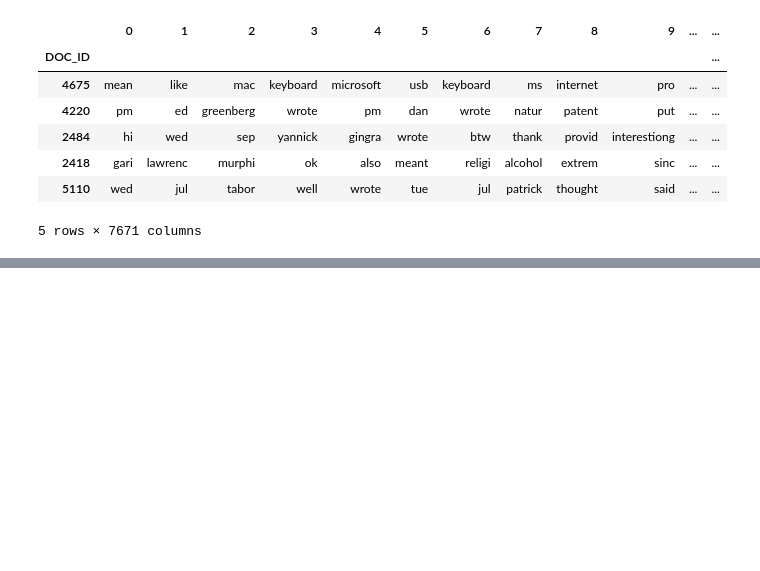
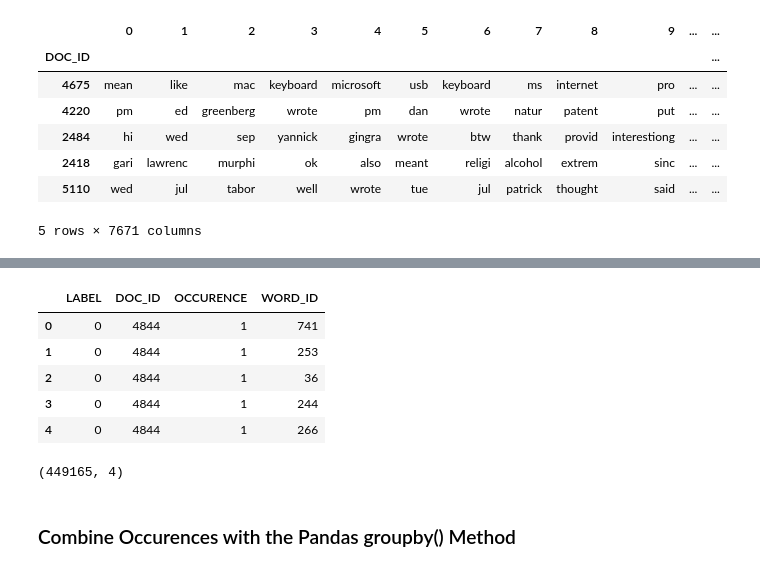
Before and after one commit to suyashmadhesia/spam-mail-classifier, a Jupyter notebook: Spam Classifier.ipynb, the cells around one changed output, grey strips where cells are left out. Cells and saved outputs as stored; diff of their text form; code cells hidden in the pictures; blank space fills up the shorter version.

Commit message:
created train dataset

```diff
--- a/Spam Classifier.ipynb
+++ b/Spam Classifier.ipynb
@@ -498,7 +493,28 @@ Index(['http', 'use', 'list', 'email', 'get', 'mail', 'one', 'free', 'time',
 # %%
+# X_train.index[0]
+# y_train.at[4844]
+# word_index.get_loc["july"]
 def make_sparse_matrix(df, indexed_words, labels):
 
     nr_rows = df.shape[0]
     nr_cols = df.shape[1]
 
     word_set = set(indexed_words)
+    dict_list = []
+
+    for i in range(nr_rows):
+        for j in range(nr_cols):
+
+            word = df.iat[i, j]
+            if word in word_set:
+                doc_id = df.index[i]
+                word_id = indexed_words.get_loc(word)
+                category = labels.at[doc_id]
+
+                item = {"LABEL" : category, "DOC_ID" : doc_id, "OCCURENCE": 1, "WORD_ID":word_id}
+                dict_list.append(item)
+    return pd.DataFrame(dict_list)
+# %%
+%%time
+
+sparse_train_df = make_sparse_matrix(X_train, word_index, y_train)
@@ -504,0 +530,15 @@ def make_sparse_matrix(df, indexed_words, labels):
+# %%
+sparse_train_df.head()
+# %% [output]
+|  | LABEL | DOC_ID | OCCURENCE | WORD_ID |
+| 0 | 0 | 4844 | 1 | 741 |
+| 1 | 0 | 4844 | 1 | 253 |
+| 2 | 0 | 4844 | 1 | 36 |
+| 3 | 0 | 4844 | 1 | 244 |
+| 4 | 0 | 4844 | 1 | 266 |
+# %%
+sparse_train_df.shape
+# %% [output]
+(449165, 4)
+# %% [markdown]
+###  Combine Occurences with the Pandas groupby() Method
```
Also changed, not shown: parts of 11 cells of this notebook, 2 other files.
